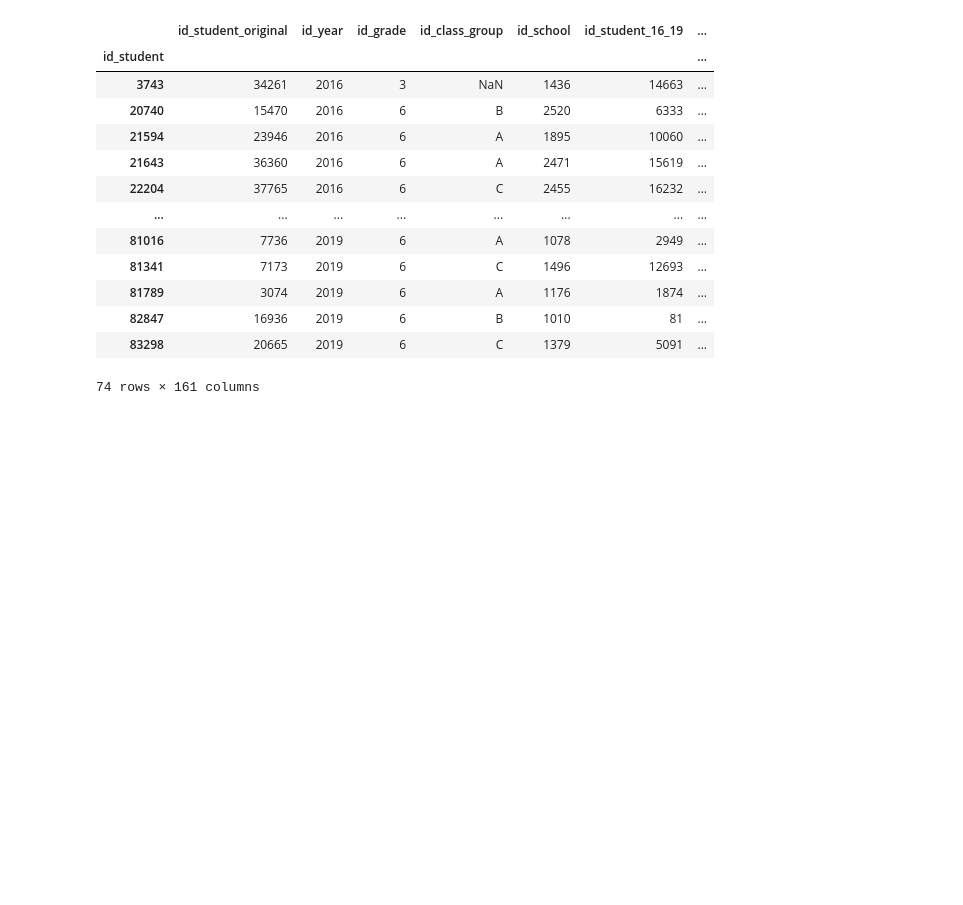
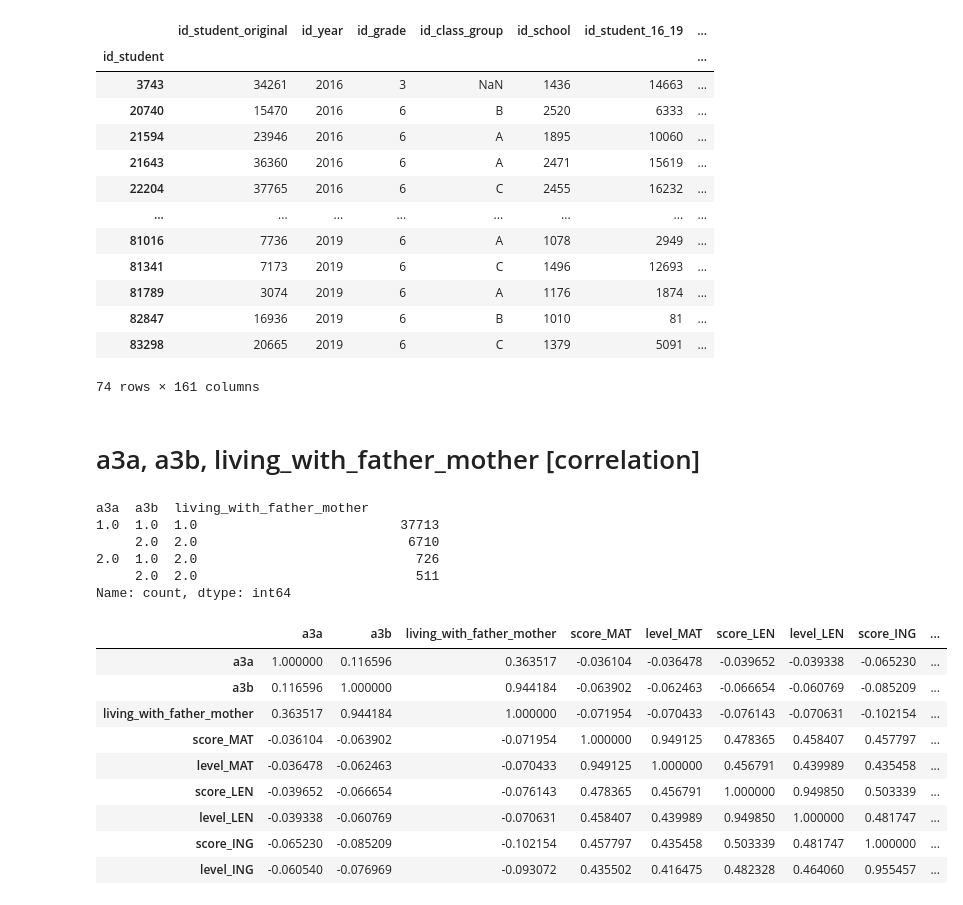
Before and after one commit to aequitas-aod/experiment-ull-dataset-preprocessing, a Jupyter notebook: src/pre_processing/student_questionnaire.ipynb, the cells around one changed output. Drawn from its saved outputs; the diff is of its cells as text; code cells hidden in the pictures; blank space fills up the shorter version.

Commit message:
Add correlation tests

```diff
--- a/src/pre_processing/student_questionnaire.ipynb
+++ b/src/pre_processing/student_questionnaire.ipynb
@@ -49,3 +50,10 @@ ids
 | 83856 | 18965 | 2019 | 6 | B | 1036 | 9913 | ... |
 | 83857 | 7652 | 2019 | 6 | A | 1173 | 5539 | ... |
 83857 rows × 7 columns
+# %%
+# Load identifiers and change float columns to int
+scores = pd.read_csv(os.path.join(DATA_SPLIT_PATH, "student_scores.csv"), low_memory=False)
+scores = scores.set_index("id_student")
+# int_identifiers = [col for col in ids.columns if col not in ["id_class_group"]]
+# ids[int_identifiers] = ids[int_identifiers].astype('Int64')
+scores
@@ -52,4 +75,5 @@ ids
 # %%
+ids = pd.merge(ids, scores, left_index=True, right_index=True)
 df = pd.merge(ids, df, left_index=True, right_index=True)
 df
 # %% [output]
@@ -112,7 +184,7 @@ def replace_sex(row):
         row["a1"] = student_sex_dict[row["id_student_16_19"]]
     return row
 
-df = df.apply(replace_sex, axis=1)
+# df = df.apply(replace_sex, axis=1)
 df.filter(items = indecies_to_fix, axis=0)
 # %% [output]
 |  | id_student_original | id_year | id_grade | id_class_group | id_school | id_student_16_19 | ... |
@@ -129,3 +201,42 @@ df.filter(items = indecies_to_fix, axis=0)
 | 82847 | 16936 | 2019 | 6 | B | 1010 | 81 | ... |
 | 83298 | 20665 | 2019 | 6 | C | 1379 | 5091 | ... |
 74 rows × 161 columns
+# %% [markdown]
+# a3a, a3b, living_with_father_mother [correlation]
+# %%
+df[["a3a", "a3b", "living_with_father_mother"]].value_counts()
+# %% [output]
+a3a  a3b  living_with_father_mother
+1.0  1.0  1.0                          37713
+     2.0  2.0                           6710
+2.0  1.0  2.0                            726
+     2.0  2.0                            511
+Name: count, dtype: int64
+# %%
+current_df = df[
+    [
+        "a3a",
+        "a3b",
+        "living_with_father_mother",
+        "score_MAT",
+        "level_MAT",
+        "score_LEN",
+        "level_LEN",
+        "score_ING",
+        "level_ING",
+    ]
+]
+
+corr = current_df.corr()
+corr.style.background_gradient(cmap='coolwarm')
+# %% [output]
+|  | a3a | a3b | living_with_father_mother | score_MAT | level_MAT | score_LEN | level_LEN | score_ING | ... |
+| a3a | 1.000000 | 0.116596 | 0.363517 | -0.036104 | -0.036478 | -0.039652 | -0.039338 | -0.065230 | ... |
+| a3b | 0.116596 | 1.000000 | 0.944184 | -0.063902 | -0.062463 | -0.066654 | -0.060769 | -0.085209 | ... |
+| living_with_father_mother | 0.363517 | 0.944184 | 1.000000 | -0.071954 | -0.070433 | -0.076143 | -0.070631 | -0.102154 | ... |
+| score_MAT | -0.036104 | -0.063902 | -0.071954 | 1.000000 | 0.949125 | 0.478365 | 0.458407 | 0.457797 | ... |
+| level_MAT | -0.036478 | -0.062463 | -0.070433 | 0.949125 | 1.000000 | 0.456791 | 0.439989 | 0.435458 | ... |
+| score_LEN | -0.039652 | -0.066654 | -0.076143 | 0.478365 | 0.456791 | 1.000000 | 0.949850 | 0.503339 | ... |
+| level_LEN | -0.039338 | -0.060769 | -0.070631 | 0.458407 | 0.439989 | 0.949850 | 1.000000 | 0.481747 | ... |
+| score_ING | -0.065230 | -0.085209 | -0.102154 | 0.457797 | 0.435458 | 0.503339 | 0.481747 | 1.000000 | ... |
+| level_ING | -0.060540 | -0.076969 | -0.093072 | 0.435502 | 0.416475 | 0.482328 | 0.464060 | 0.955457 | ... |
```
Also changed, not shown: parts of 8 cells of this notebook, 1 other file.
